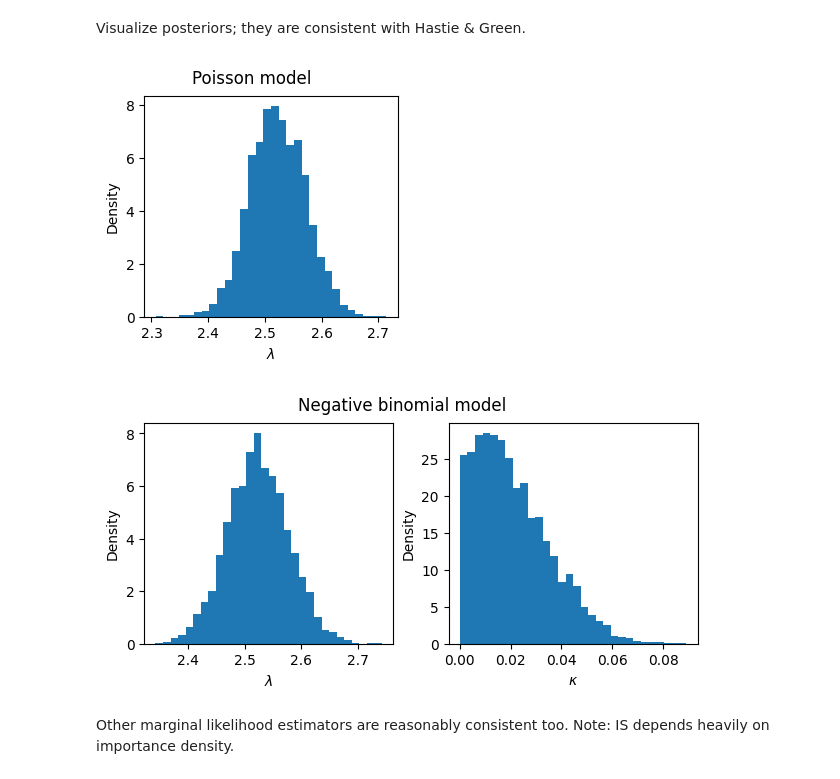
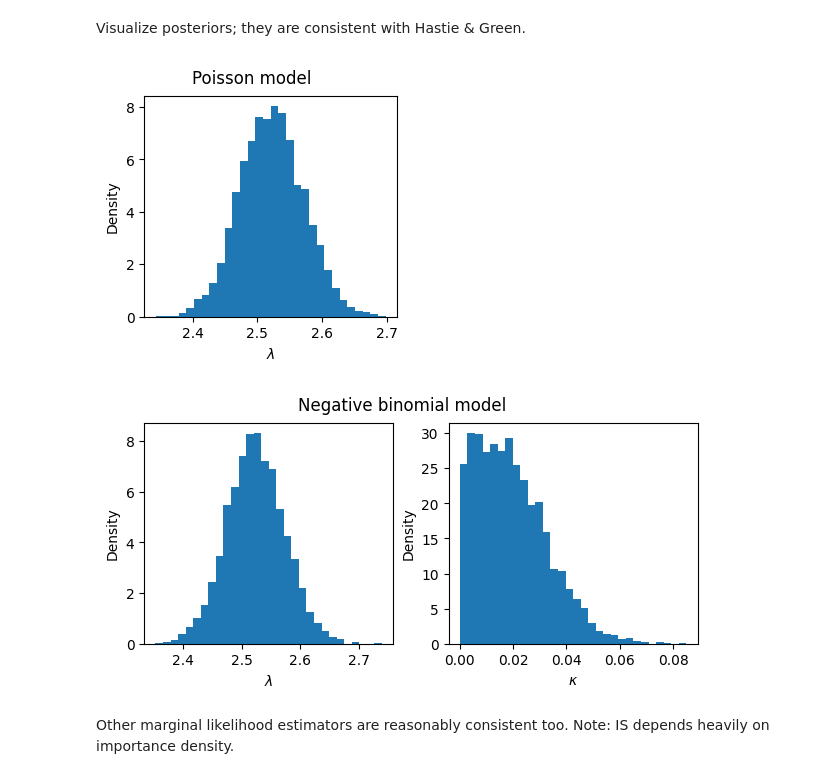
Before and after one commit to UncertaintyInComplexSystems/bamojax, a Jupyter notebook: bamojax/examples/model_search/reversible_jump_mcmc.ipynb, the cells around one changed output. Saved outputs shown, nothing was run; the diff lists cells and outputs as text; code cells hidden in the pictures.

Commit message:
Add more model comparison functionality

```diff
--- a/bamojax/examples/model_search/reversible_jump_mcmc.ipynb
+++ b/bamojax/examples/model_search/reversible_jump_mcmc.ipynb
@@ -89,7 +89,7 @@ Run SMC inference for either model separately:
 # %%
 %%time
 def model_probs(res):
-    BF_poisson_negbin = jnp.exp(res[0]['lml'] - res[1]['lml'])
+    BF_poisson_negbin = jnp.exp(res['Poisson']['lml'] - res['Negative binomial']['lml'])
     pmp_poisson = BF_poisson_negbin / (1 + BF_poisson_negbin)
     pmp_negbin = 1 - pmp_poisson
 
@@ -99,23 +99,24 @@ def model_probs(res):
 #
 
 models = [poisson_model, negbin_model]
+num_mutations = 100
+results = {}
 
-for num_mutations in [100]:
-    print(f'Number of MCMC steps: {num_mutations}')
-    results = []
+key = jrnd.PRNGKey(0)
+key, subkey = jrnd.split(key)
 
-    for model in models:
-        print(f'Inference for {model.name} model')
-        mcmc_params = dict(sigma=0.1*jnp.eye(model.get_model_size()))
-        rmh_kernel = mcmc_sampler(model, mcmc_kernel=blackjax.normal_random_walk, mcmc_parameters=mcmc_params)
+for model in models:
+    print(f'Inference for {model.name} model')
+    mcmc_params = dict(sigma=0.1*jnp.eye(model.get_model_size()))
+    rmh_kernel = mcmc_sampler(model, mcmc_kernel=blackjax.normal_random_walk, mcmc_parameters=mcmc_params)
 
-        num_particles = 5_000
-        num_chains = 1
+    num_particles = 5_000
+    num_chains = 1
 
-        key = jrnd.PRNGKey(0)
-        engine = SMCInference(model=model, num_chains=num_chains, mcmc_kernel=rmh_kernel, num_particles=num_particles, num_mutations=num_mutations)
-        result = engine.run(key)
-        results.append(result)
-        print('\tLML: ', result['lml'])
-    model_probs(results)
+    key, subkey = jrnd.split(key)
+    engine = SMCInference(model=model, num_chains=num_chains, mcmc_kernel=rmh_kernel, num_particles=num_particles, num_mutations=num_mutations)
+    result = engine.run(subkey)
+    results[model.name] = result
+
+model_probs(results)
 # %% [output]
@@ -156,20 +154,20 @@ Visualize posteriors; they are consistent with Hastie & Green.
 # %%
 varnames_latex = {'kappa': r'$\kappa$', 'lam': r'$\lambda$'}
 
-for res, model in zip(results, models):
+for model in models:
     num_params = int(model.get_model_size())
     _, axes = plt.subplots(nrows=1, ncols=num_params, constrained_layout=True, figsize=(3*num_params, 3))
     if num_params == 1:
         axes = [axes]
 
     for i, varname in enumerate(model.get_latent_nodes()):
-        axes[i].hist(res['final_state'].particles[varname].flatten(), bins=30, density=True)
+        axes[i].hist(results[model.name]['final_state'].particles[varname].flatten(), bins=30, density=True)
         axes[i].set_xlabel(f'{varnames_latex[varname]}')
         axes[i].set_ylabel('Density')
     plt.suptitle(f'{model.name} model')
 # %% [output]
-[figure, old version]
+[figure, new version]
-[figure, old version]
+[figure, new version]
 # %% [markdown]
 Other marginal likelihood estimators are reasonably consistent too. Note: IS depends heavily on importance density.
 # %%
```
Also changed, not shown: parts of 5 cells of this notebook, 7 other files.
